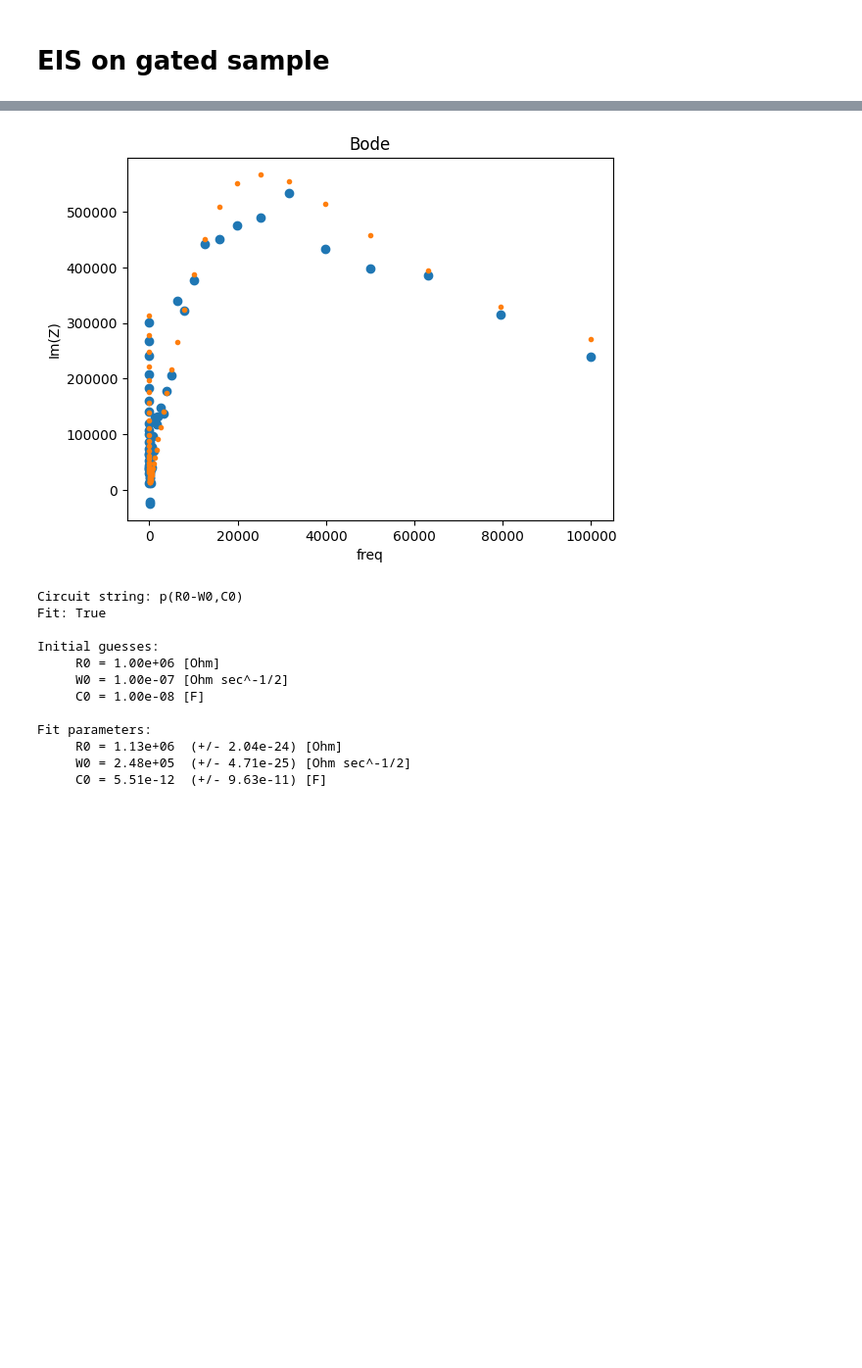
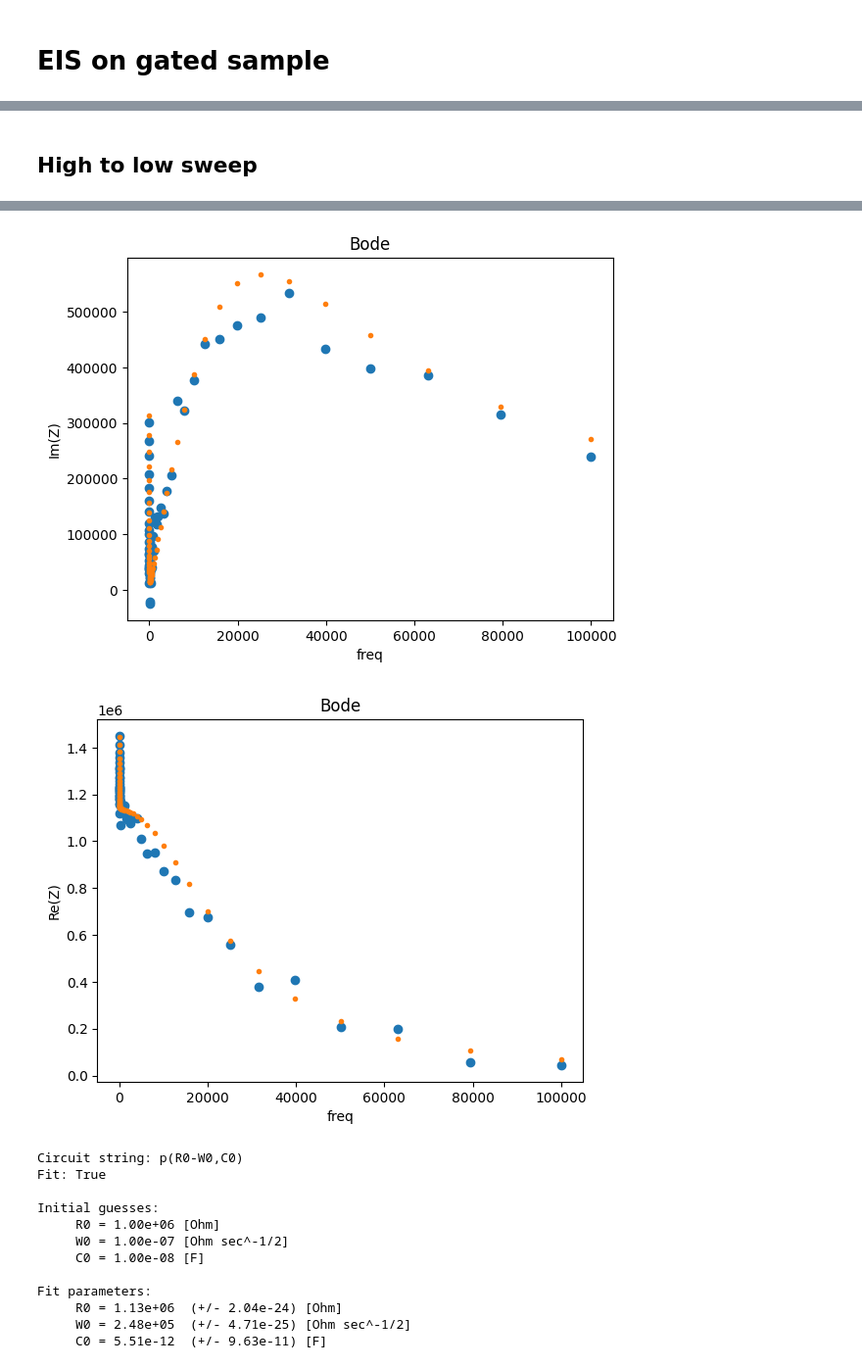
Before and after one commit to beepmo/gator, a Jupyter notebook: data/06-20/litao3_gating.ipynb, the cells around one changed output, grey strips where cells are left out. Shown at 98% size. Cells and saved outputs as stored; diff of their text form; code cells hidden in the pictures; blank space fills up the shorter version.

```diff
--- a/data/06-20/litao3_gating.ipynb
+++ b/data/06-20/litao3_gating.ipynb
@@ -189,30 +188,40 @@ fig.show()
+# %% [markdown]
+## High to low sweep
 # %%
 freqs, Z = preprocessing.readZPlot('LiTao3_htol.z')
 freqs, Z = np.delete(freqs, 32), np.delete(Z, 32) # remove 1 noise point (argmin(Z.imag))
 
 circuit = 'p(R0-W0,C0)'
 init = [10**6, 10**-7, 10**-8]
 
 circuit = CustomCircuit(circuit, initial_guess=init)
 circuit.fit(freqs, Z)
 Z_fit = circuit.predict(freqs)
 
 plt.plot(Z.real, -Z.imag, 'o')
 plt.plot(Z_fit.real, -Z_fit.imag, '.')
 plt.ylabel('Imaginary')
 plt.xlabel('Real')
 plt.title('Nyquist')
 plt.show()
 
 plt.plot(freqs, -Z.imag, 'o')
 plt.plot(freqs, -Z_fit.imag, '.')
 plt.ylabel('Im(Z)')
 plt.xlabel('freq')
 plt.title('Bode')
 plt.show()
+
+plt.plot(freqs, Z.real, 'o')
+plt.plot(freqs, Z_fit.real, '.')
+plt.ylabel('Re(Z)')
+plt.xlabel('freq')
+plt.title('Bode')
+plt.show()
 # %% [output]
 [figure]
 [figure]
+[figure, added]
 # %%
 print(circuit)
 # %% [output]
```
Also changed, not shown: parts of 11 cells of this notebook.
